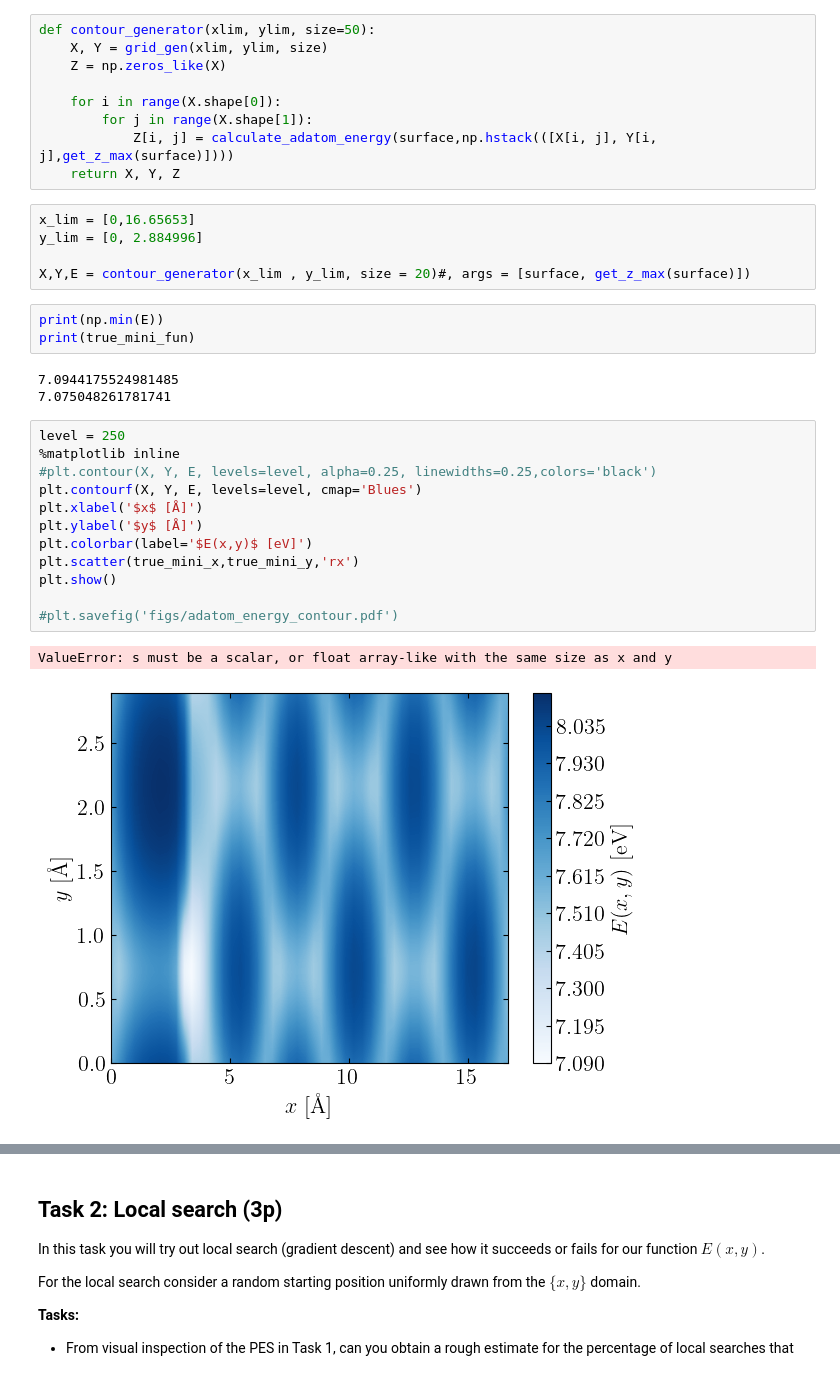
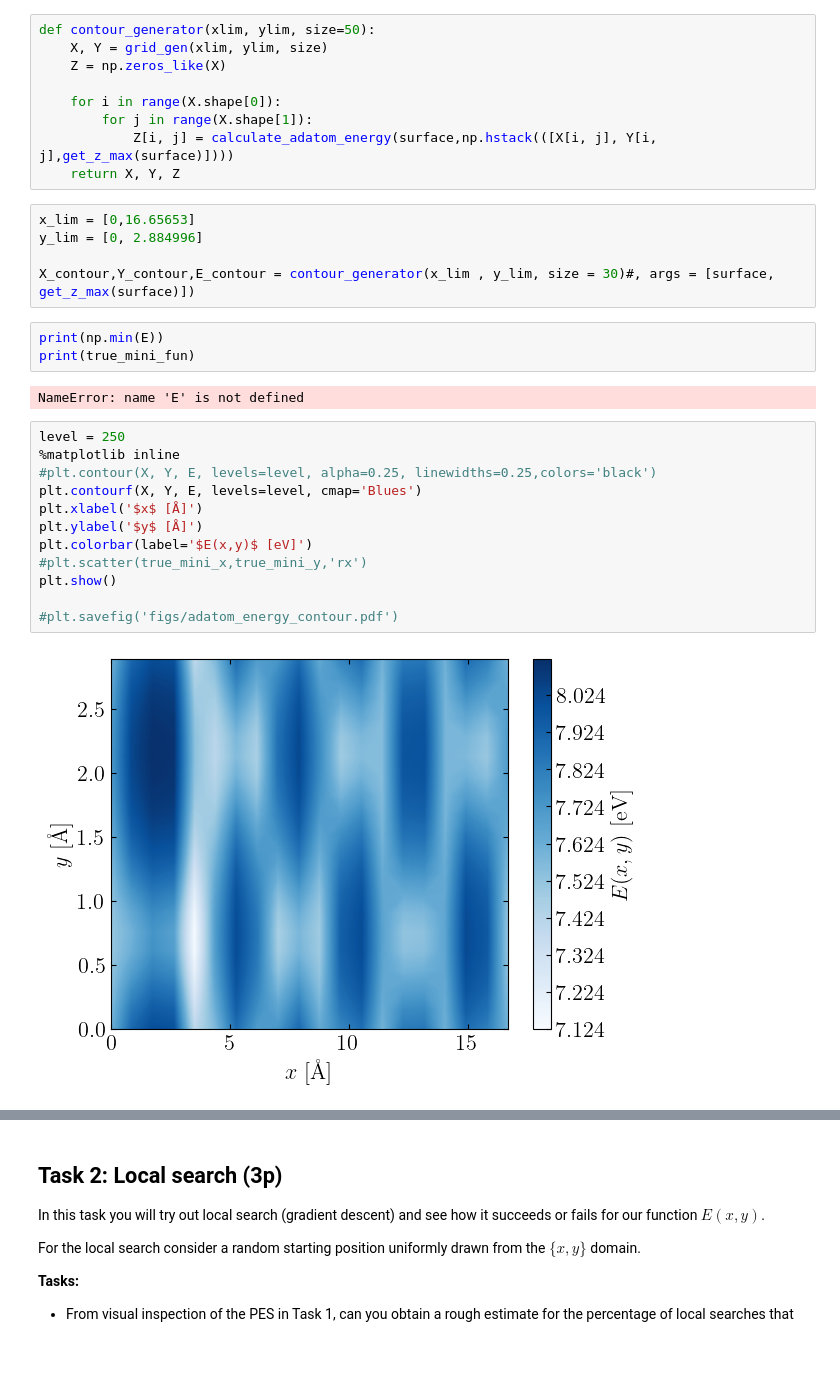
Before and after one commit to j-haralds/Advanced_sim, a Jupyter notebook: project_2b_shared/Jonatan_2b.ipynb, the cells around one changed output, grey strips where cells are left out. Saved outputs shown, nothing was run; the diff lists cells and outputs as text.

```diff
--- a/project_2b_shared/Jonatan_2b.ipynb
+++ b/project_2b_shared/Jonatan_2b.ipynb
@@ -239,28 +239,26 @@ def contour_generator(xlim, ylim, size=50):
 x_lim = [0,16.65653]
 y_lim = [0, 2.884996]
 
-X,Y,E = contour_generator(x_lim , y_lim, size = 20)#, args = [surface, get_z_max(surface)])
+X_contour,Y_contour,E_contour = contour_generator(x_lim , y_lim, size = 30)#, args = [surface, get_z_max(surface)])
 # %%
 print(np.min(E))
 print(true_mini_fun)
 # %% [output]
-7.0944175524981485
-7.075048261781741
+NameError: name 'E' is not defined
 # %%
 level = 250
 %matplotlib inline
 #plt.contour(X, Y, E, levels=level, alpha=0.25, linewidths=0.25,colors='black')
 plt.contourf(X, Y, E, levels=level, cmap='Blues')
 plt.xlabel('$x$ [Å]')
 plt.ylabel('$y$ [Å]')
 plt.colorbar(label='$E(x,y)$ [eV]')
-plt.scatter(true_mini_x,true_mini_y,'rx')
+#plt.scatter(true_mini_x,true_mini_y,'rx')
 plt.show()
 
 #plt.savefig('figs/adatom_energy_contour.pdf')
 # %% [output]
-ValueError: s must be a scalar, or float array-like with the same size as x and y
-[figure, old version]
+[figure, new version]
 # %%
 %matplotlib qt
 fig, ax = plt.subplots(subplot_kw=dict(projection = '3d'))
```
Also changed, not shown: parts of 13 cells of this notebook.
